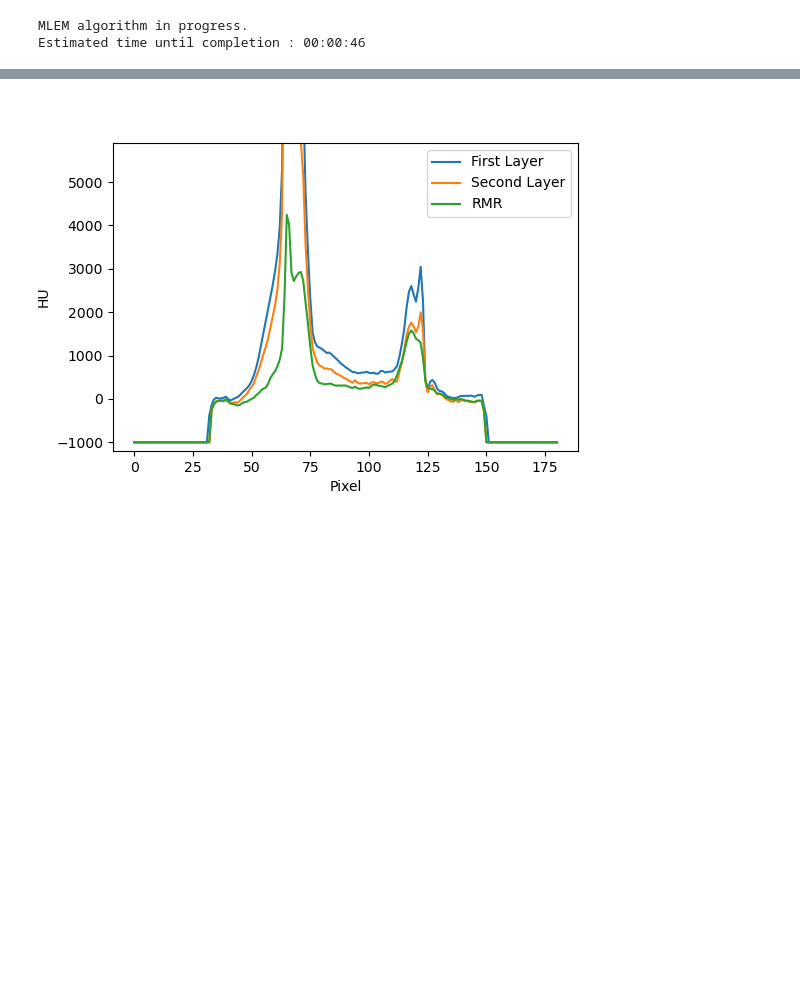
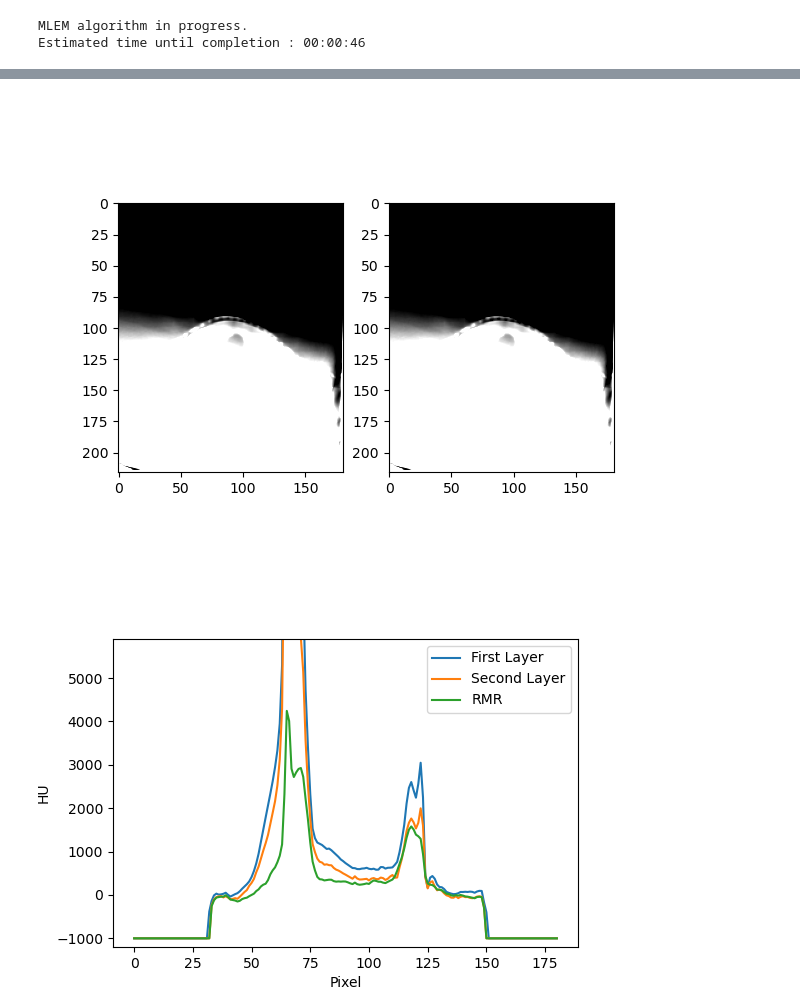
Before and after one commit to jerichooconnell/work-dfci, a Jupyter notebook: 3-jupyter_notebooks_paper/1-initial_CNS_and_MAR_pelvis/mar_matt_noml_aapm_clinical.ipynb, the cells around one changed output, grey strips where cells are left out. Drawn from its saved outputs; the diff is of its cells as text; code cells hidden in the pictures; blank space fills up the shorter version.

```diff
--- a/3-jupyter_notebooks_paper/1-initial_CNS_and_MAR_pelvis/mar_matt_noml_aapm_clinical.ipynb
+++ b/3-jupyter_notebooks_paper/1-initial_CNS_and_MAR_pelvis/mar_matt_noml_aapm_clinical.ipynb
@@ -879,0 +921,10 @@ plt.savefig('RMR_vs_GT_clinical_updated.png',dpi=300)
+# %%
+plt.figure()
+plt.subplot(121)
+cont = pli.hyperslicer(img_first0,cmap='gray',vmin=-400,vmax=1200)
+# plt.figure()
+# summed = (np.array(images_LI_tr2).T +np.array(images_LI_tr).T)/2
+# summed[masks_all] = image_filt[masks_all]
+plt.subplot(122)
+pli.hyperslicer(img_tr0,cmap='gray',controls=cont,vmin=-400,vmax=1200)
+# %% [output]
@@ -880,3 +933,4 @@ plt.savefig('RMR_vs_GT_clinical_updated.png',dpi=300)
+[figure, added]
 # %%
 plt.figure(figsize=(6, 4))
 # plt.title('(d) Profiles')
```
Also changed, not shown: parts of 10 cells of this notebook, 1 other file.
